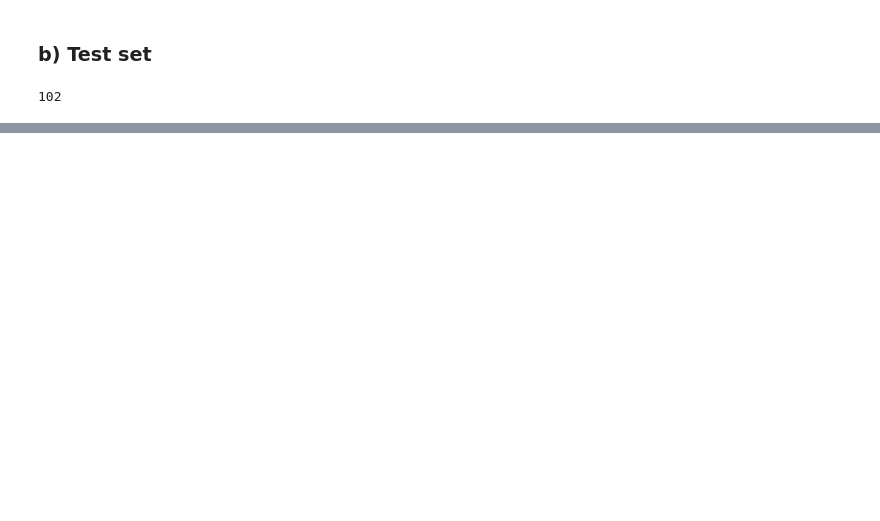
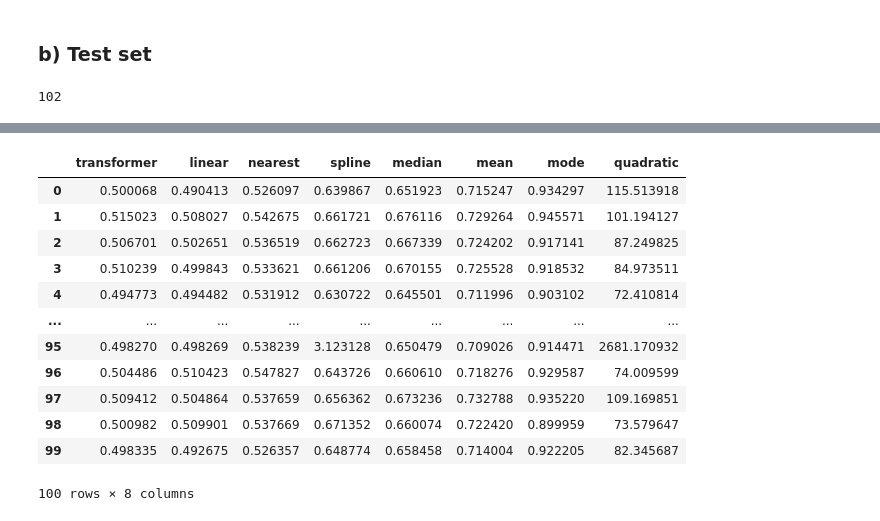
Before and after one commit to Yahnnosh/Sensor-Based-Modeling-of-Fatigue-Using-Transformer-Model, a Jupyter notebook: imputation_comparison.ipynb, the cells around one changed output, grey strips where cells are left out. Saved outputs shown, nothing was run; the diff lists cells and outputs as text; code cells hidden in the pictures; blank space fills up the shorter version.

Commit message:
imputation with transformer finished (1.0) - with latex output of all comparisons

```diff
--- a/imputation_comparison.ipynb
+++ b/imputation_comparison.ipynb
@@ -639,4 +491,4 @@ len(test_indices)
 # %% [output]
 102
 # %%
-test_imputation_methods([data_daily[i] for i in test_indices], lm=lm, masking_ratio=r)
+test_data = [data_daily[i] for i in test_indices]
@@ -713,0 +555,7 @@ plt.plot(data_imputed[0])
+# %%
+temp = test_imputation_methods(test_data,
+                               lm=lm,
+                               masking_ratio=r,
+                               model=model,
+                               device=device)
+temp
@@ -713,0 +573,15 @@ plt.plot(data_imputed[0])
+# %%
+i = 0
+n = 100
+scores = []
+while i < n:
+    temp = test_imputation_methods(test_data,
+                                   lm=lm,
+                                   masking_ratio=r,
+                                   model=model,
+                                   device=device)
+    if np.any(np.isnan(np.array([element[1] for element in temp]))):
+       pass
+    else:
+        scores.append(temp)
+        i += 1
@@ -713,0 +608,31 @@ plt.plot(data_imputed[0])
+# %%
+t = {'transformer': {'mae': [], 'mre': []},
+     'linear': {'mae': [], 'mre': []},
+     'nearest': {'mae': [], 'mre': []},
+     'spline': {'mae': [], 'mre': []},
+     'median': {'mae': [], 'mre': []},
+     'mean': {'mae': [], 'mre': []},
+     'mode': {'mae': [], 'mre': []},
+     'quadratic': {'mae': [], 'mre': []}}
+for round in scores:
+    for evaluation in round:
+        method, (mae, mre) = evaluation
+        t[method]['mae'].append(mae)
+        t[method]['mre'].append(mre)
+# %%
+scores_mae = pd.DataFrame.from_dict({key: value['mae'] for key, value in t.items()})
+scores_mae
+# %% [output]
+|  | transformer | linear | nearest | spline | median | mean | mode | quadratic |
+| 0 | 0.500068 | 0.490413 | 0.526097 | 0.639867 | 0.651923 | 0.715247 | 0.934297 | 115.513918 |
+| 1 | 0.515023 | 0.508027 | 0.542675 | 0.661721 | 0.676116 | 0.729264 | 0.945571 | 101.194127 |
+| 2 | 0.506701 | 0.502651 | 0.536519 | 0.662723 | 0.667339 | 0.724202 | 0.917141 | 87.249825 |
+| 3 | 0.510239 | 0.499843 | 0.533621 | 0.661206 | 0.670155 | 0.725528 | 0.918532 | 84.973511 |
+| 4 | 0.494773 | 0.494482 | 0.531912 | 0.630722 | 0.645501 | 0.711996 | 0.903102 | 72.410814 |
+| ... | ... | ... | ... | ... | ... | ... | ... | ... |
+| 95 | 0.498270 | 0.498269 | 0.538239 | 3.123128 | 0.650479 | 0.709026 | 0.914471 | 2681.170932 |
+| 96 | 0.504486 | 0.510423 | 0.547827 | 0.643726 | 0.660610 | 0.718276 | 0.929587 | 74.009599 |
+| 97 | 0.509412 | 0.504864 | 0.537659 | 0.656362 | 0.673236 | 0.732788 | 0.935220 | 109.169851 |
+| 98 | 0.500982 | 0.509901 | 0.537669 | 0.671352 | 0.660074 | 0.722420 | 0.899959 | 73.579647 |
+| 99 | 0.498335 | 0.492675 | 0.526357 | 0.648774 | 0.658458 | 0.714004 | 0.922205 | 82.345687 |
+100 rows × 8 columns
```
Also changed, not shown: parts of 42 cells of this notebook, 4 other files.
